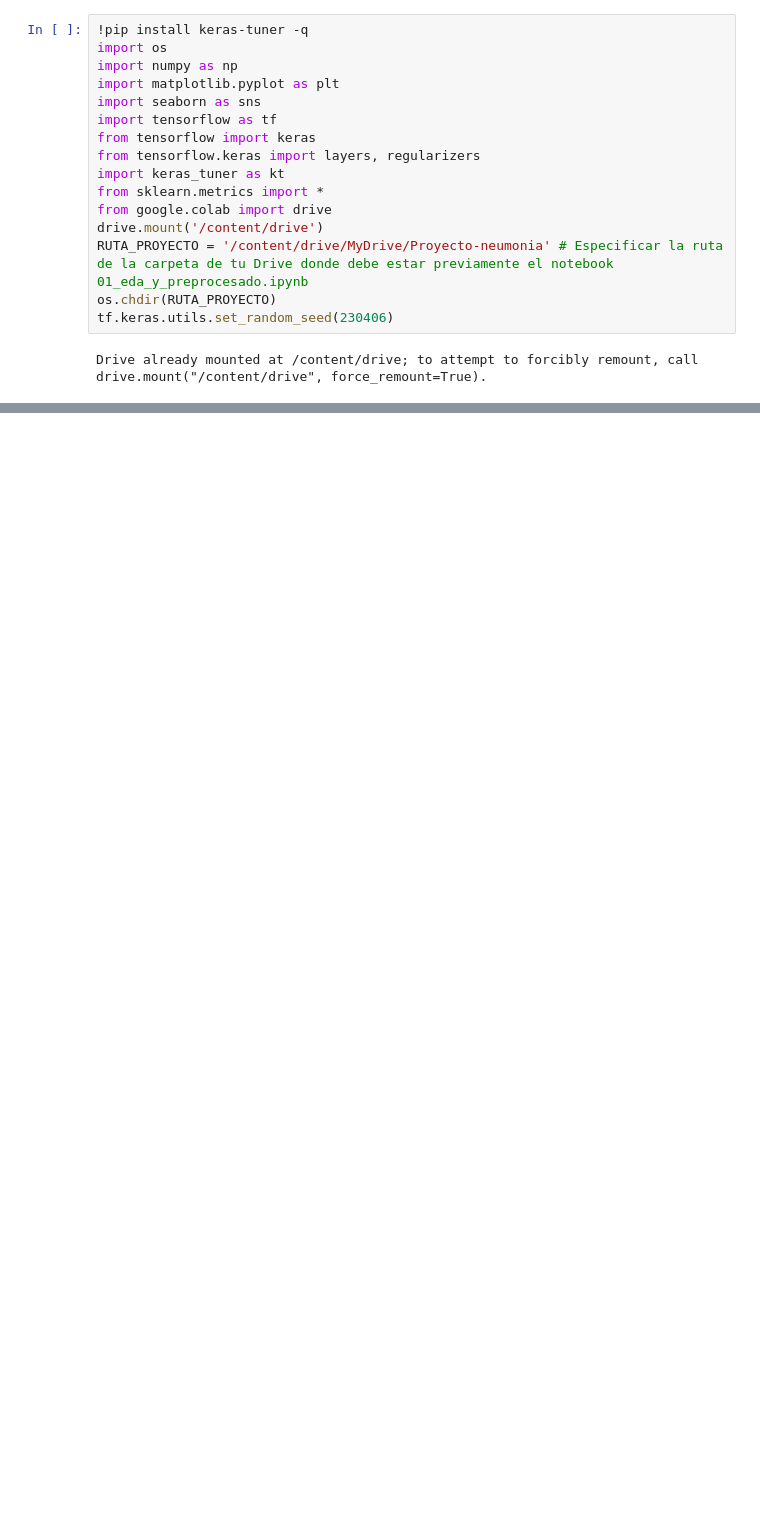
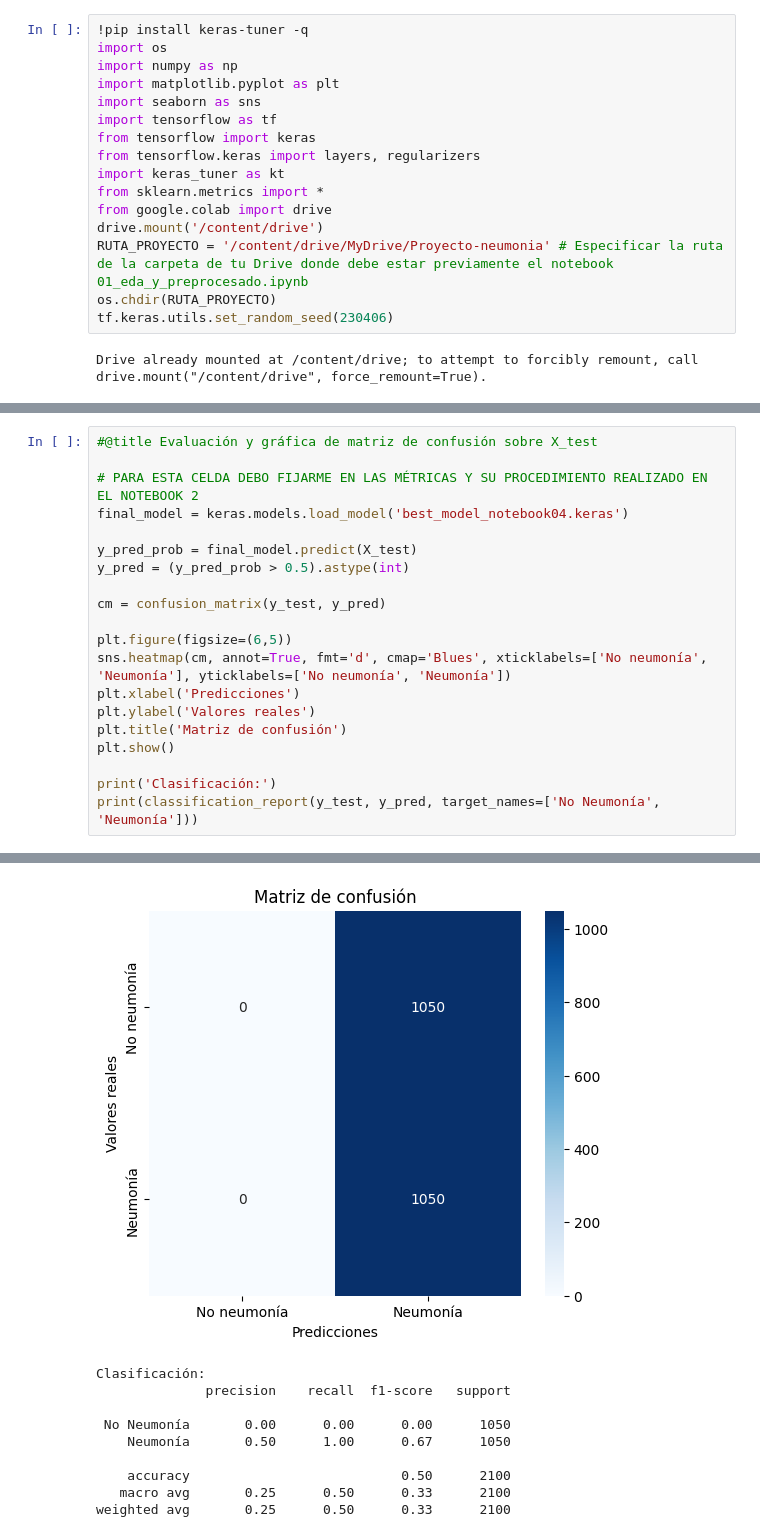
Before and after one commit to alvarocastrosanleandro/neumonia-cnn-pid-, a Jupyter notebook: notebooks/04_regularizacion_y_tuning.ipynb, the cells around one changed output, grey strips where cells are left out. Saved outputs shown, nothing was run; the diff lists cells and outputs as text; blank space fills up the shorter version.

```diff
--- a/notebooks/04_regularizacion_y_tuning.ipynb
+++ b/notebooks/04_regularizacion_y_tuning.ipynb
@@ -36,0 +209,21 @@ FileNotFoundError: [Errno 2] No such file or directory: 'X_train.npy'
+# %%
+#@title Evaluación y gráfica de matriz de confusión sobre X_test
+
+# PARA ESTA CELDA DEBO FIJARME EN LAS MÉTRICAS Y SU PROCEDIMIENTO REALIZADO EN EL NOTEBOOK 2
+final_model = keras.models.load_model('best_model_notebook04.keras')
+
+y_pred_prob = final_model.predict(X_test)
+y_pred = (y_pred_prob > 0.5).astype(int)
+
+cm = confusion_matrix(y_test, y_pred)
+
+plt.figure(figsize=(6,5))
+sns.heatmap(cm, annot=True, fmt='d', cmap='Blues', xticklabels=['No neumonía', 'Neumonía'], yticklabels=['No neumonía', 'Neumonía'])
+plt.xlabel('Predicciones')
+plt.ylabel('Valores reales')
+plt.title('Matriz de confusión')
+plt.show()
+
+print('Clasificación:')
+print(classification_report(y_test, y_pred, target_names=['No Neumonía', 'Neumonía']))
+# %% [output]
@@ -36,0 +231,10 @@ FileNotFoundError: [Errno 2] No such file or directory: 'X_train.npy'
+[figure, added]
+Clasificación:
+              precision    recall  f1-score   support
+
+ No Neumonía       0.00      0.00      0.00      1050
+    Neumonía       0.50      1.00      0.67      1050
+
+    accuracy                           0.50      2100
+   macro avg       0.25      0.50      0.33      2100
+weighted avg       0.25      0.50      0.33      2100
```
Also changed, not shown: parts of 6 cells of this notebook.
